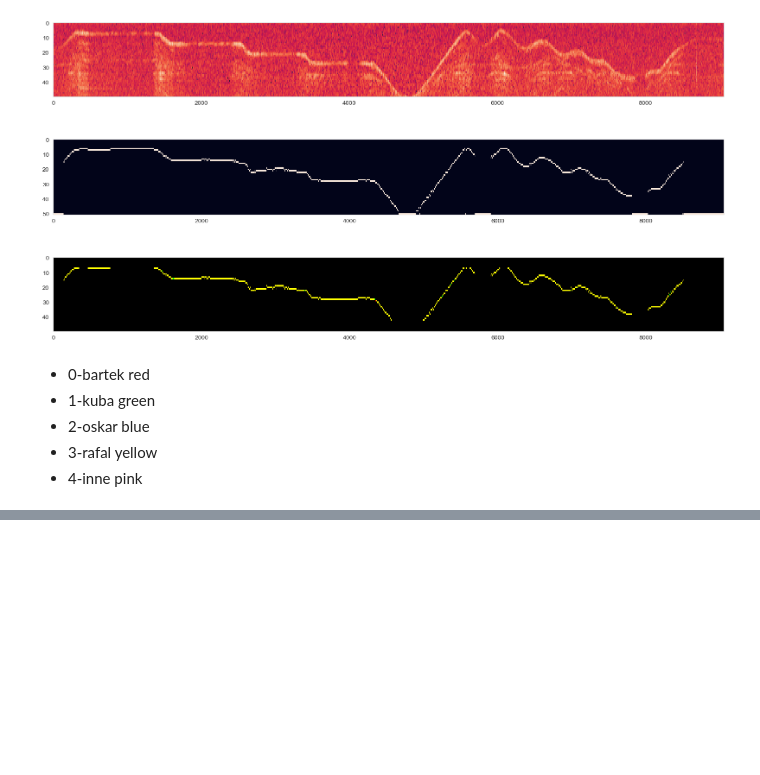
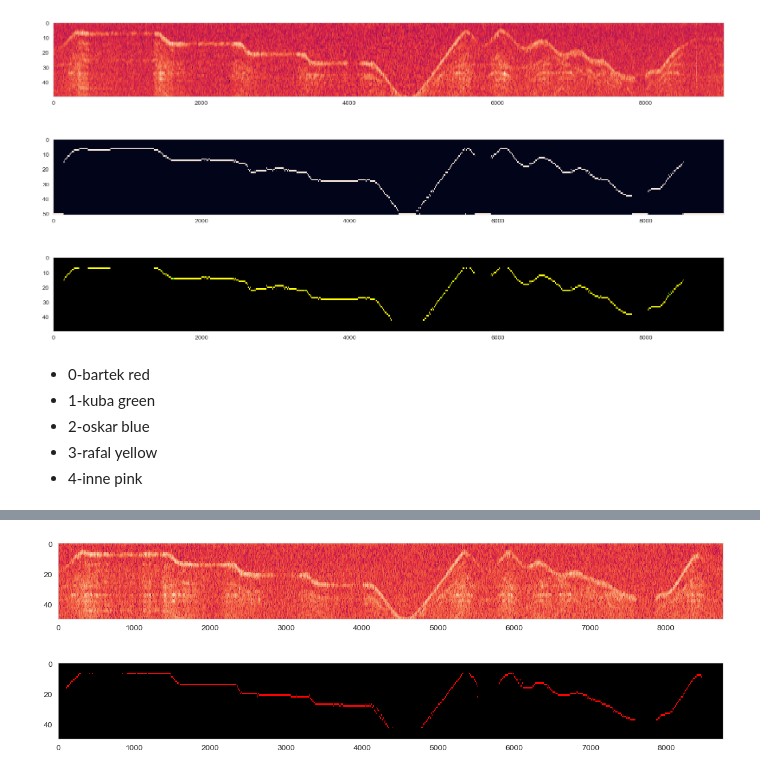
Before and after one commit to rafalbalcerzak/fmcw_classifier, a Jupyter notebook: path_and_class.ipynb, the cells around one changed output, grey strips where cells are left out. Saved outputs shown, nothing was run; the diff lists cells and outputs as text; code cells hidden in the pictures; blank space fills up the shorter version.

Commit message:
pygame app to visualize data

```diff
--- a/path_and_class.ipynb
+++ b/path_and_class.ipynb
@@ -133,3 +134,96 @@ axarr[2].grid(False)
 - 2-oskar   blue
 - 3-rafal   yellow
 - 4-inne    pink
+# %%
+colors = {0: (255,0,0),
+          1: (0,255,0),
+          2: (0,0,255),
+          3: (255,255,0),
+          4: (255,0,255),}
+distances = [1,2,5,10,20,50]
+max_depth = 50
+back = 10
+window_size = (15,15)
+for no,file in enumerate(keys):
+    print(f'{no}: {file}')
+    if file == 'background' or file == 'samples':
+        continue
+    background = loaded_file['background']
+
+
+    frames = loaded_file[file]
+    frames = helper.subtract_background(background, frames)
+    spects,y = helper.gen_n_diff_spect(frames, distances=distances)
+    spects = np.array(spects)
+    spects = spects[:,:50,:]
+
+
+    test_set=[]
+
+    spects = np.array(spects)
+
+    normalized_spects = [helper.normalize(s) for s in spects]
+    normalized_spects = np.array(normalized_spects)
+
+    for i in range(spects.shape[-1]-back):
+        window = normalized_spects[:,:,i:i+back]
+        test_set.append(window)
+
+    test_set = np.array(test_set)
+    test_set  = np.expand_dims(test_set, axis=-1)
+    try:
+        path_pred = path_model.predict(test_set, verbose=0)
+    except:
+        continue
+    pred11 = helper.get_argmaxed_spectrogram(path_pred.T)
+    Y_pos = np.argmax(path_pred, axis=1)
+
+    windows = []
+    x_windows = []
+    y_windows = []
+    for x,y in enumerate(Y_pos):
+        y_dim = window_size[1] // 2
+        x_dim = window_size[0]
+        window = normalized_spects[:,
+                                    y-y_dim:y+y_dim+1,
+                                    x-x_dim:x]
+        if window[0].shape == window_size:
+            windows.append(window)
+            x_windows.append(x)
+            y_windows.append(y)
+    windows = np.array(windows)
+    x_windows = np.array(x_windows)
+    y_windows = np.array(y_windows)
+    try:
+        pred = classification_model.predict(windows, verbose=0)
+    except:
+        continue
+    shape = list(Y_pos.shape)
+    shape.append(50)
+    shape.append(3)
+    shape = tuple(shape)
+
+    img = np.zeros(shape,dtype='i')
+
+    for i, p in enumerate(pred):
+        obj_class = np.argmax(p)
+        x = x_windows[i]
+        y = y_windows[i]
+        img[x,y] =colors[obj_class]
+
+    plt.rcParams["figure.figsize"] = (15,5)
+    aspect = 20
+
+    f, axarr = plt.subplots(2,1)
+    axarr[0].imshow(spects[0], aspect=aspect)
+    axarr[0].grid(False)
+    # axarr[1].imshow(pred11,  aspect =aspect )
+    # axarr[1].grid(False)
+
+    img2 =img.swapaxes(0,1)
+    axarr[1].imshow(img2, aspect=aspect)
+    axarr[1].grid(False)
+
+
+    plt.show()
+# %% [output]
@@ -135,0 +232 @@ axarr[2].grid(False)
+[figure, added]
```
Also changed, not shown: parts of 4 cells of this notebook, 3 other files.
